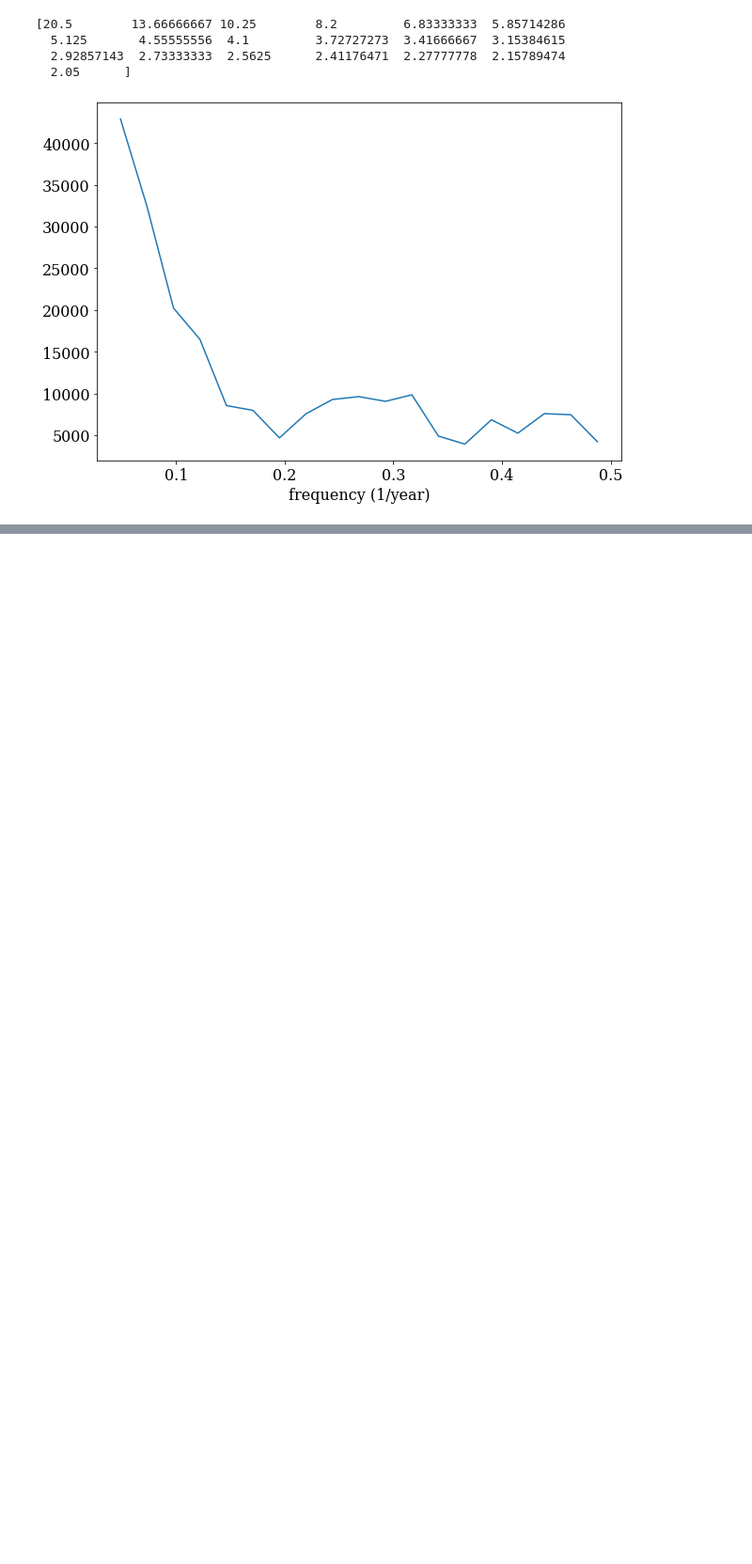
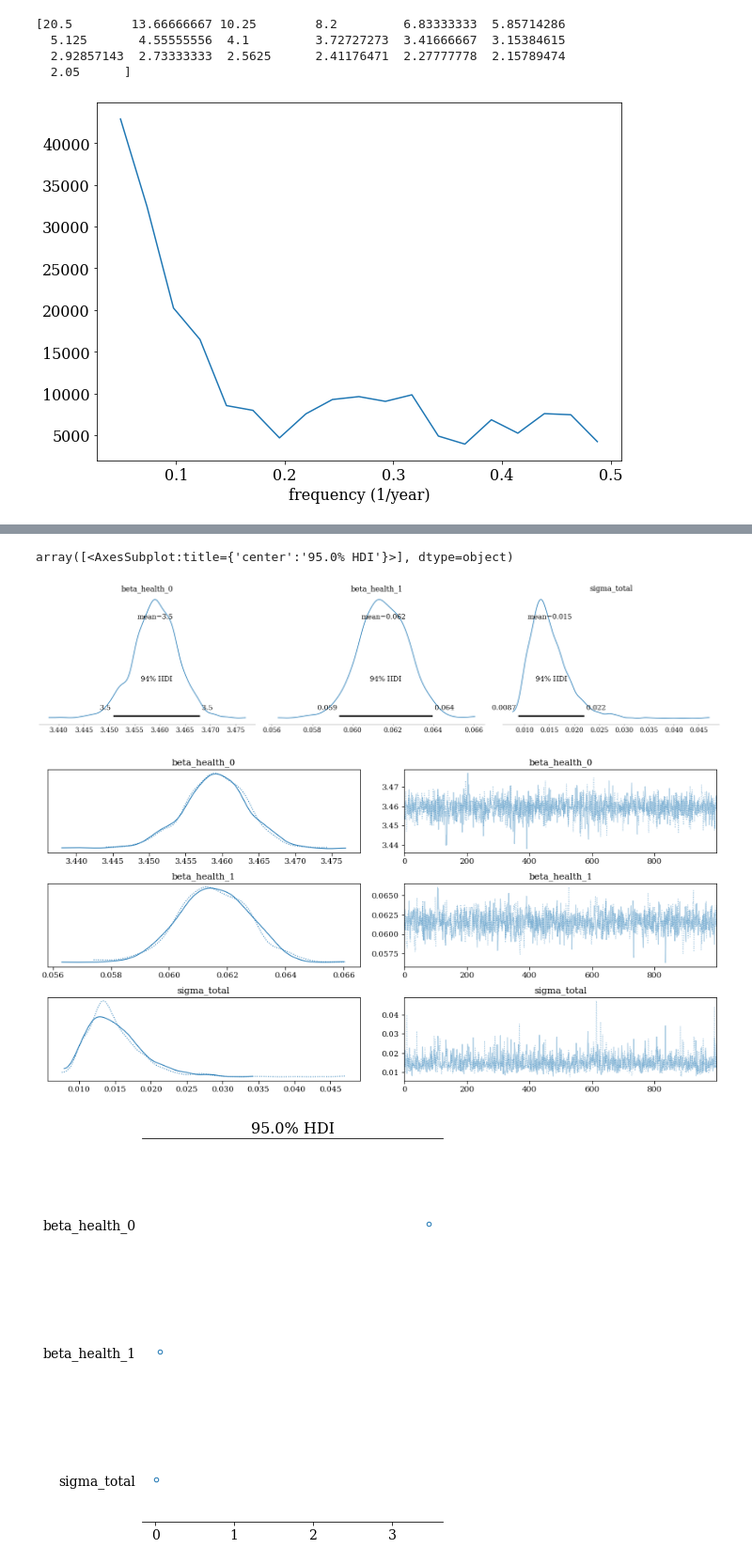
Before and after one commit to AnttiHaerkoenen/vyborg_orthodox, a Jupyter notebook: notebooks/missing_orthodox.ipynb, the cells around one changed output, grey strips where cells are left out. Shown: that part at 94% size. Cells and saved outputs as stored; diff of their text form; code cells hidden in the pictures; blank space fills up the shorter version.

```diff
--- a/notebooks/missing_orthodox.ipynb
+++ b/notebooks/missing_orthodox.ipynb
@@ -151,41 +148,42 @@ $ \beta_r \sim N\begin{pmatrix}\begin{bmatrix} 0.21 \times 0.3 \\ 0.004 \end{bma
 # %%
-# import pymc3 as pm
-# import arviz as az
-# import matplotlib.pyplot as plt
+import pymc3 as pm
+import arviz as az
+import matplotlib.pyplot as plt
 
-# data_pm = data.iloc[13:26,].drop([1899, 1903, 1904, 1905])
-# standard = 1_000
-# data_pm = data_pm / standard
-# start = 1893
+data_health = data.iloc[26:-3,]
+standard = 1_000
+data_health = data_health / standard
+start = 1906
 
-# with pm.Model() as model_early_orthodox:
-#     t = np.asarray(data_pm.index)
-#     beta_early_0 = pm.Normal(
-#         "beta_early_0",
-#         mu=0.7,
-#         sigma=0.1,
-#     )
-#     beta_early_1 = pm.Normal(
-#         "beta_early_1",
-#         mu=0,
-#         sigma=0.01,
-#     )
-#     sigma_total = pm.HalfNormal(
-#         'sigma_total',
-#         sigma=0.01,
-#     )
-#     mu_early = beta_early_0 + beta_early_1 * (t - t.mean())
-#     early = pm.Normal(
-#         'early',
-#         mu=mu_early,
-#         sigma=sigma_total,
-#         observed=data_pm.register_orthodox,
-#     )
-#     trace_early = pm.sample(1000, tune=2000, init="advi+adapt_diag")
-#     prior_early = pm.sample_prior_predictive()
-#     posterior_early = pm.sample()
-#     posterior_pred_early = pm.sample_posterior_predictive(posterior_early)
+with pm.Model() as model_health_council_orthodox:
+    t = np.asarray(data_health.index)
+    beta_health_0 = pm.Normal(
+        "beta_health_0",
+        mu=3,
+        sigma=0.1,
+    )
+    beta_health_1 = pm.Normal(
+        "beta_health_1",
+        mu=0.05,
+        sigma=0.01,
+    )
+    sigma_total = pm.HalfNormal(
+        'sigma_total',
+        sigma=0.1,
+    )
+    mu_health = beta_health_0 + beta_health_1 * (t - t.mean())
+    health_council = pm.Normal(
+        'health_council',
+        mu=mu_health,
+        sigma=sigma_total,
+        observed=data_health.health_council_orthodox,
+    )
+    trace_health = pm.sample(1000, tune=2000, init="advi+adapt_diag")
+    prior_health = pm.sample_prior_predictive()
+    posterior_health = pm.sample()
+    posterior_pred_health = pm.sample_posterior_predictive(posterior_health)
 
-# az.plot_posterior(posterior_early)
-# az.plot_trace(posterior_early)
-# az.plot_forest(posterior_early, combined=True, hdi_prob=0.95)
+az.plot_posterior(posterior_health)
+az.plot_trace(posterior_health)
+az.plot_forest(posterior_health, combined=True, hdi_prob=0.95)
+# %% [output]
@@ -192 +206,5 @@ $ \beta_r \sim N\begin{pmatrix}\begin{bmatrix} 0.21 \times 0.3 \\ 0.004 \end{bma
+array([<AxesSubplot:title={'center':'95.0% HDI'}>], dtype=object)
+[figure, added]
+[figure, added]
+[figure, added]
 # %%
```
Also changed, not shown: parts of 7 cells of this notebook.
